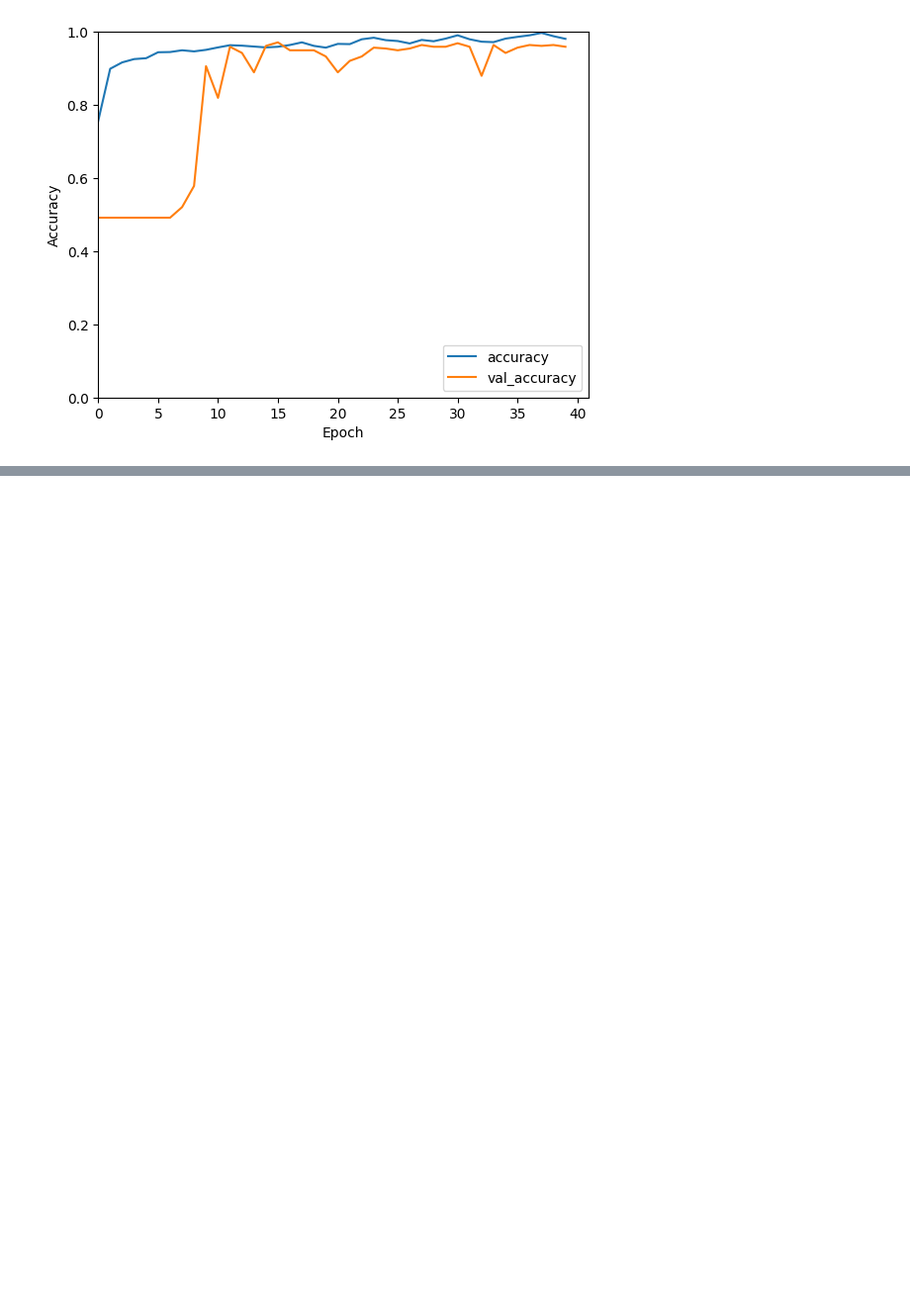
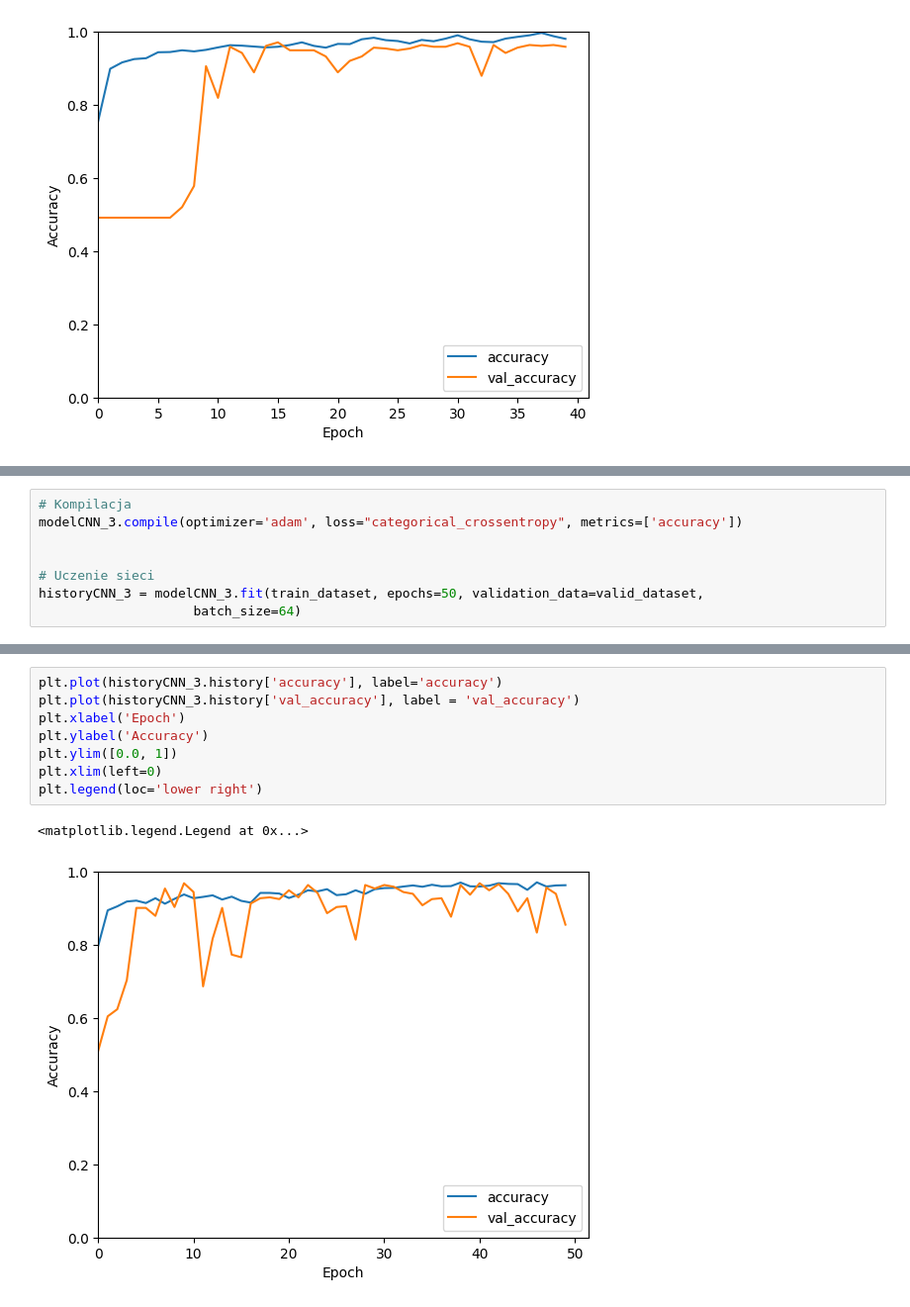
Before and after one commit to tajski/Projekt-Sieci-Neuronowe, a Jupyter notebook: Projekt_Sieci_Neuronowe_BT_KW.ipynb, the cells around one changed output, grey strips where cells are left out. Shown at 99% size. Cells and saved outputs as stored; diff of their text form; blank space fills up the shorter version.

```diff
--- a/Projekt_Sieci_Neuronowe_BT_KW.ipynb
+++ b/Projekt_Sieci_Neuronowe_BT_KW.ipynb
@@ -177,0 +278,8 @@ plt.legend(loc='lower right')
+# %%
+# Kompilacja
+modelCNN_3.compile(optimizer='adam', loss="categorical_crossentropy", metrics=['accuracy'])
+
+
+# Uczenie sieci
+historyCNN_3 = modelCNN_3.fit(train_dataset, epochs=50, validation_data=valid_dataset,
+                    batch_size=64)
@@ -177,0 +304,11 @@ plt.legend(loc='lower right')
+# %%
+plt.plot(historyCNN_3.history['accuracy'], label='accuracy')
+plt.plot(historyCNN_3.history['val_accuracy'], label = 'val_accuracy')
+plt.xlabel('Epoch')
+plt.ylabel('Accuracy')
+plt.ylim([0.0, 1])
+plt.xlim(left=0)
+plt.legend(loc='lower right')
+# %% [output]
+<matplotlib.legend.Legend at 0x...>
+[figure, added]
```
Also changed, not shown: parts of 17 cells of this notebook.
